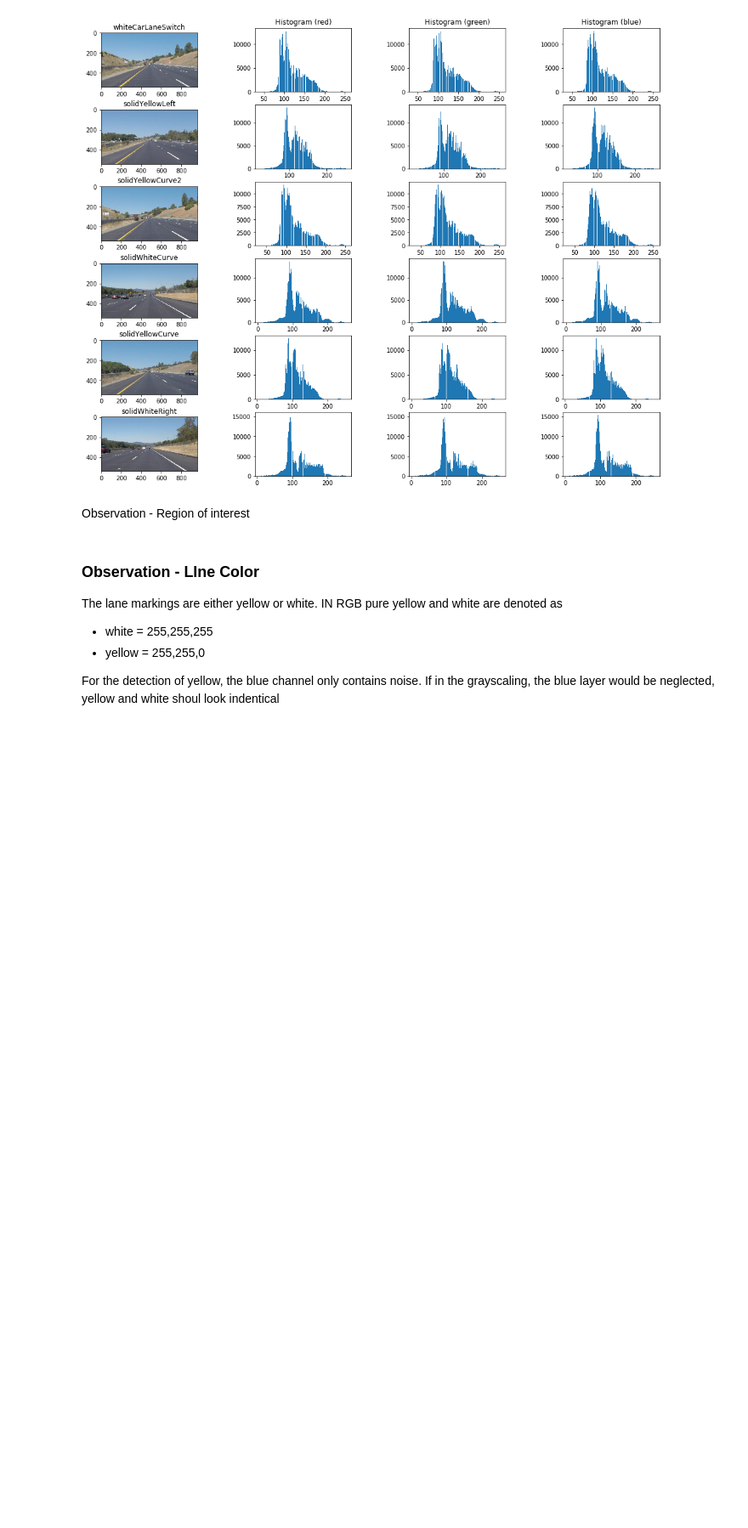
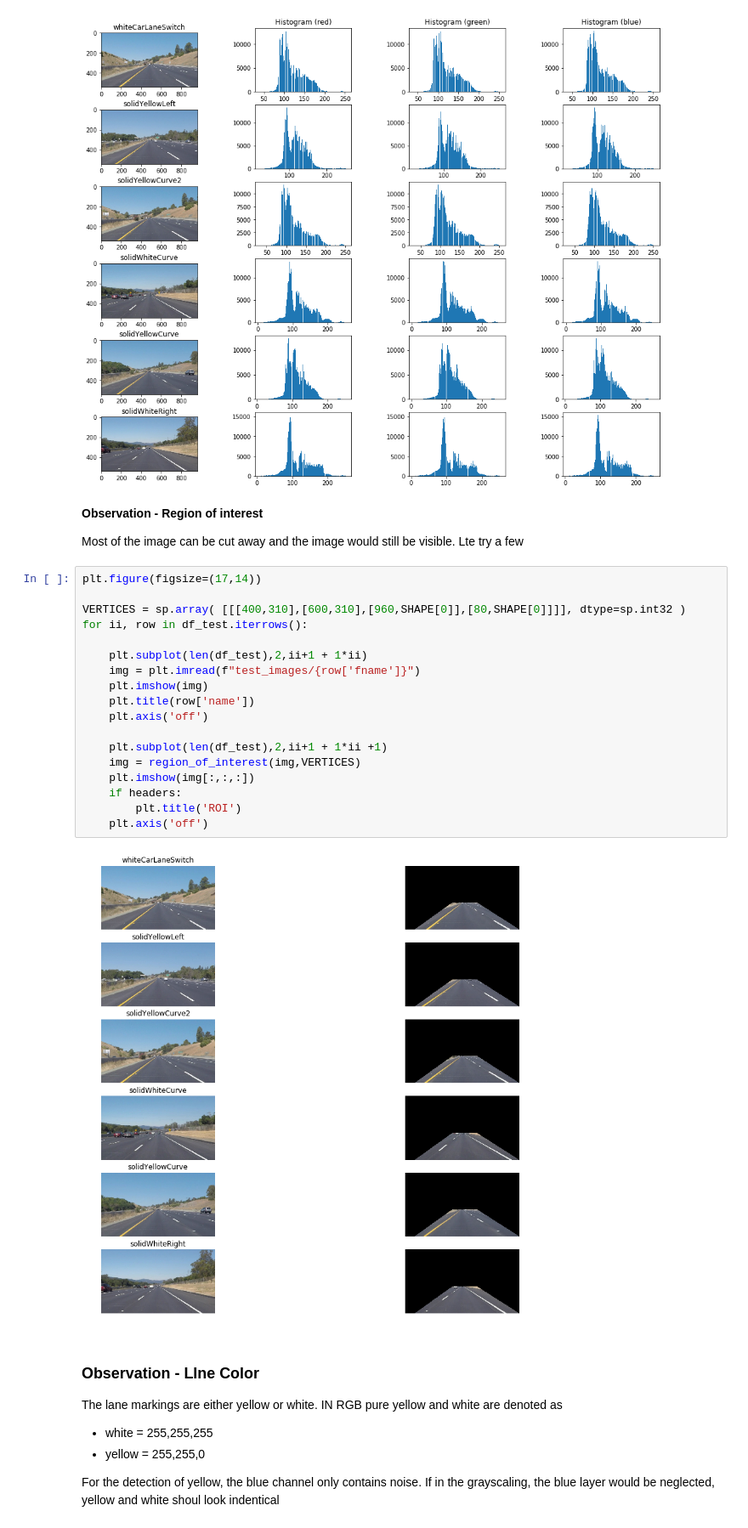
Before and after one commit to putza/CarND-LaneLines-P1, a Jupyter notebook: P1.ipynb, the cells around one changed output. Shown at 85% size. Drawn from its saved outputs; the diff is of its cells as text; blank space fills up the shorter version.

```diff
--- a/P1.ipynb
+++ b/P1.ipynb
@@ -361,8 +365,30 @@ for ii, row in df_test.iterrows():
     plt.subplots_adjust(wspace=0.6)
 # %% [output]
 [figure]
-# %% [markdown]
-Observation - Region of interest
+# %% [markdown]
+**Observation - Region of interest**
+
+Most of the image can be cut away and the image would still be visible. Lte try a few
+# %%
+plt.figure(figsize=(17,14))
+
+VERTICES = sp.array( [[[400,310],[600,310],[960,SHAPE[0]],[80,SHAPE[0]]]], dtype=sp.int32 )
+for ii, row in df_test.iterrows():
+
+    plt.subplot(len(df_test),2,ii+1 + 1*ii)
+    img = plt.imread(f"test_images/{row['fname']}")
+    plt.imshow(img)
+    plt.title(row['name'])
+    plt.axis('off')
+
+    plt.subplot(len(df_test),2,ii+1 + 1*ii +1)
+    img = region_of_interest(img,VERTICES)
+    plt.imshow(img[:,:,:])
+    if headers:
+        plt.title('ROI')
+    plt.axis('off')
+# %% [output]
+[figure, added]
 # %% [markdown]
 ### Observation - LIne Color
 
```
Also changed, not shown: parts of 11 cells of this notebook.
